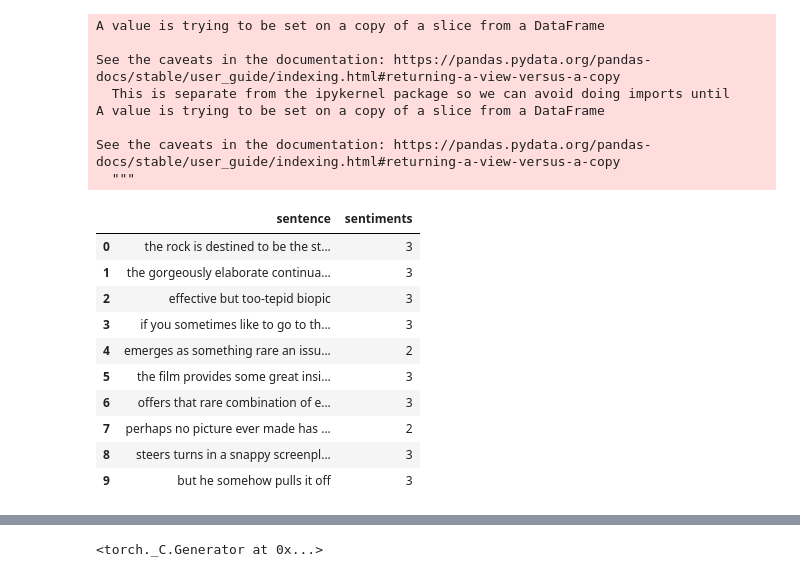
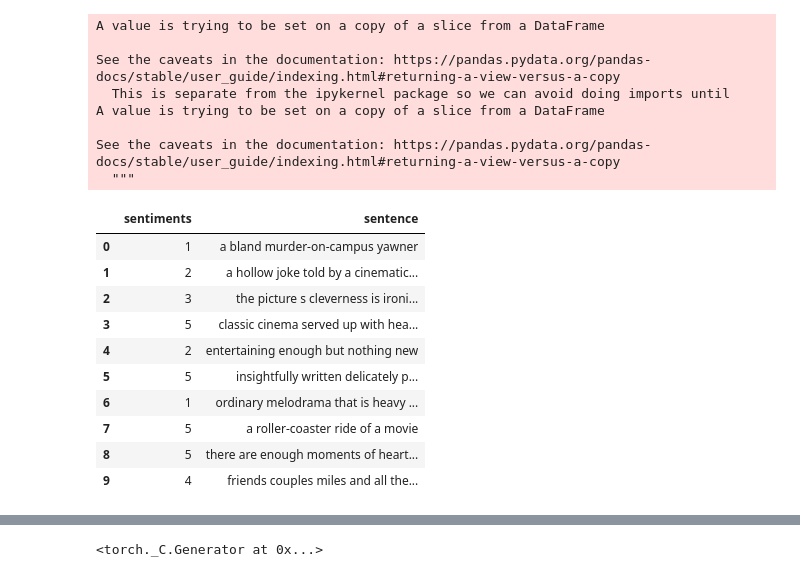
Before and after one commit to sunny9sinha/TSAI_Session_7, a Jupyter notebook: Session7_Assignment_1.ipynb, the cells around one changed output, grey strips where cells are left out. Drawn from its saved outputs; the diff is of its cells as text; code cells hidden in the pictures.

```diff
--- a/Session7_Assignment_1.ipynb
+++ b/Session7_Assignment_1.ipynb
@@ -104,0 +163,6 @@ sentiment.describe()
+# %%
+dictionary['phrase'] = dictionary['phrase'].apply(pre_process_phrases)
+# %%
+dataset = pd.merge(sentiment,dictionary,on='phrase_id')
+dataset = dataset.drop(columns=['phrase_id'])
+print(dataset.head())
@@ -105,8 +176,8 @@ sentiment.describe()
 # %%
-dataset = pd.merge(left=sentences, right=sentiment, left_on='sentence_index', right_on='phrase ids')
-dataset = dataset.drop(columns=['phrase ids','sentence_index'])
-dataset.rename(columns = {'sentiment values':'sentiments'}, inplace = True)
-print(dataset.shape)
-print(dataset.head())
+dataset_1 = pd.merge(left = dataset, right = sentences,left_on='phrase',right_on='sentence')
+dataset_1 = dataset_1.drop(columns=['phrase'])
+dataset_1.rename(columns = {'sentiment_values':'sentiments'}, inplace = True)
+print(dataset_1.shape)
+print(dataset_1.head())
 print(dataset.columns)
 # %% [output]
@@ -132,7 +205,7 @@ def cleanText(data):
 
   return data_small_case
 
-dataset = cleanText(dataset)
+dataset = cleanText(dataset_1)
 # %% [output]
 A value is trying to be set on a copy of a slice from a DataFrame
 
@@ -143,19 +216,20 @@ A value is trying to be set on a copy of a slice from a DataFrame
 See the caveats in the documentation: https://pandas.pydata.org/pandas-docs/stable/user_guide/indexing.html#returning-a-view-versus-a-copy
   """
 # %%
+dataset = dataset.drop(columns=['sentence_index'])
 dataset.head(10)
 # %% [output]
-|  | sentence | sentiments |
-| 0 | the rock is destined to be the st... | 3 |
-| 1 | the gorgeously elaborate continua... | 3 |
-| 2 | effective but too-tepid biopic | 3 |
-| 3 | if you sometimes like to go to th... | 3 |
-| 4 | emerges as something rare an issu... | 2 |
-| 5 | the film provides some great insi... | 3 |
-| 6 | offers that rare combination of e... | 3 |
-| 7 | perhaps no picture ever made has ... | 2 |
-| 8 | steers turns in a snappy screenpl... | 3 |
-| 9 | but he somehow pulls it off | 3 |
+|  | sentiments | sentence |
+| 0 | 1 | a bland murder-on-campus yawner |
+| 1 | 2 | a hollow joke told by a cinematic... |
+| 2 | 3 | the picture s cleverness is ironi... |
+| 3 | 5 | classic cinema served up with hea... |
+| 4 | 2 | entertaining enough but nothing new |
+| 5 | 5 | insightfully written delicately p... |
+| 6 | 1 | ordinary melodrama that is heavy ... |
+| 7 | 5 | a roller-coaster ride of a movie |
+| 8 | 5 | there are enough moments of heart... |
+| 9 | 4 | friends couples miles and all the... |
 # %%
 from sklearn.model_selection import train_test_split
 
```
Also changed, not shown: parts of 19 cells of this notebook.
